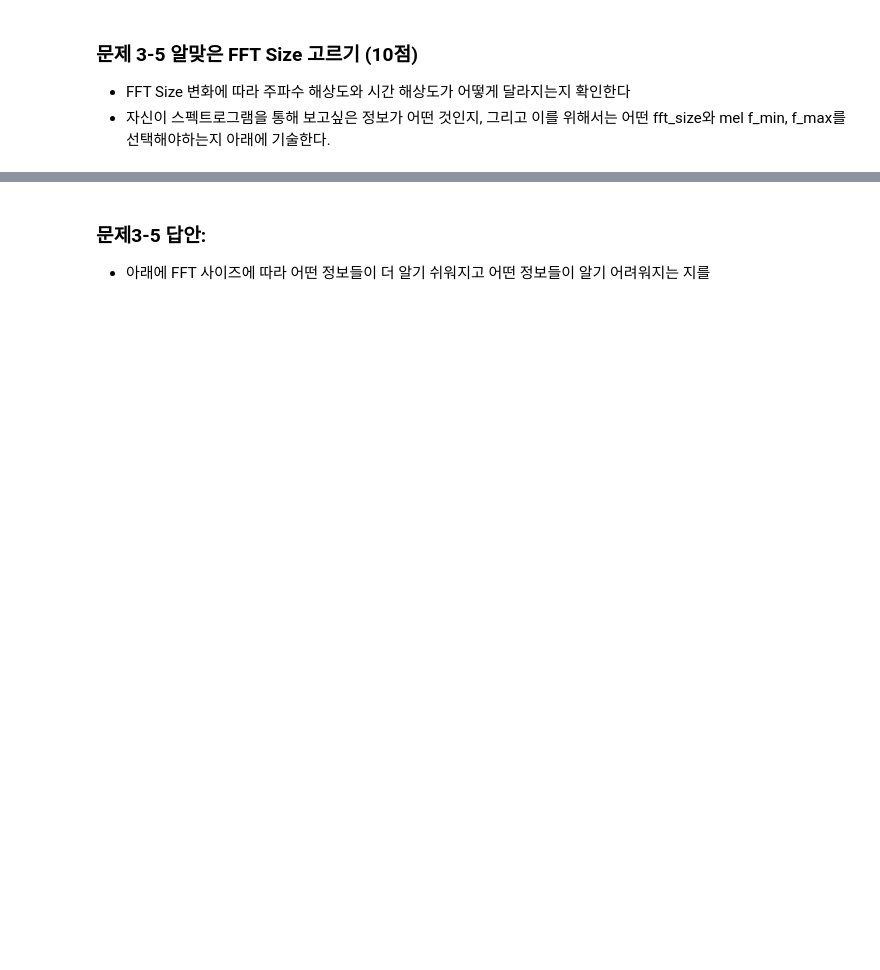
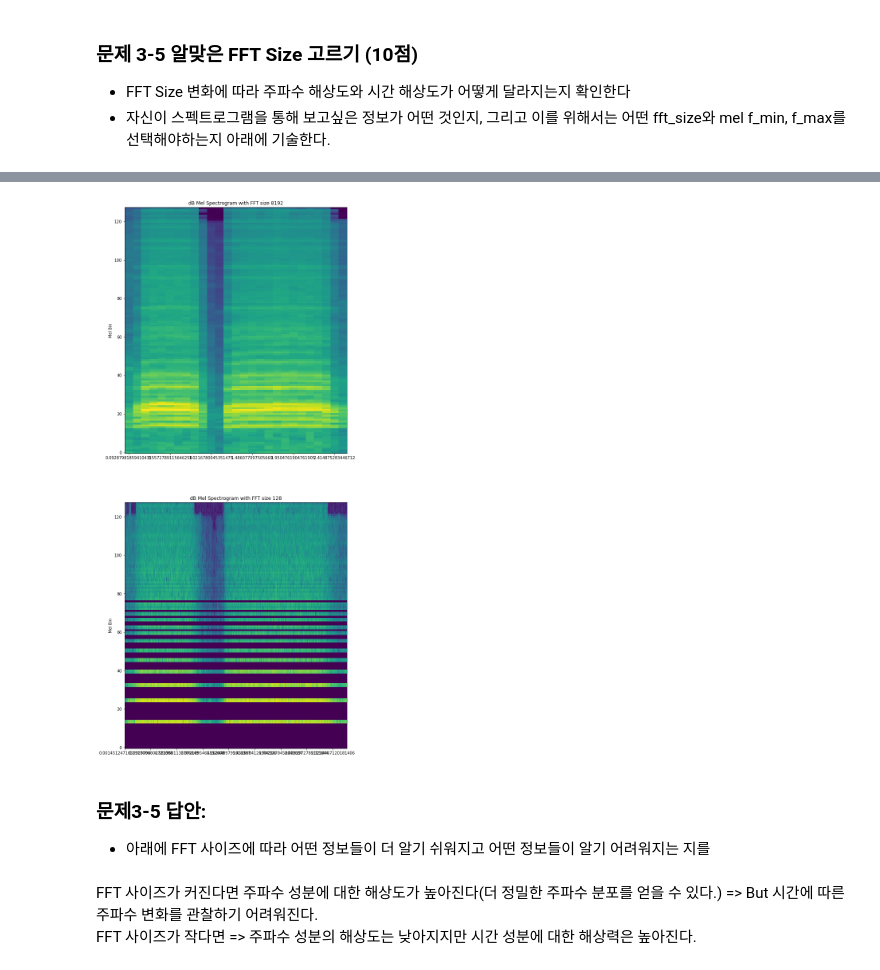
Before and after one commit to HyeonGeunY/deeplearning_for_music, a Jupyter notebook: notebooks/DL_for_MIR_Assignment_1.ipynb, the cells around one changed output, grey strips where cells are left out. Cells and saved outputs as stored; diff of their text form; code cells hidden in the pictures; blank space fills up the shorter version.

```diff
--- a/notebooks/DL_for_MIR_Assignment_1.ipynb
+++ b/notebooks/DL_for_MIR_Assignment_1.ipynb
@@ -501,26 +675,31 @@ plt.xlabel('Mel Bin')
 # %%
 # TODO: 다양한 FFT size를 리스트 안에 넣어서 코드를 돌리고 확인해본다.
-fft_size_list = [] #예: fft_size_list=[128, 8192]
+fft_size_list = [8192, 128] #예: fft_size_list=[128, 8192]
 
 # TODO: 자신이 선택한 오디오를 업로드하고, FFT 사이즈에 따른 차이를 쉽게 보여줄 수 있는 구간을 잘라서 플롯한다.
 # TODO: 특성을 잘 보여줄 수 있는 f_min, f_max를 선택한다.
-your_audio, your_sr = torchaudio.load("your_audiofile.wav")
-your_audio = your_audio[:]
+your_audio, your_sr = torchaudio.load("steam-train-whistle-daniel_simon.wav")
+your_audio = your_audio[:].mean(dim=0)
 your_f_min = 20
 your_f_max = 20000
 
 plt.figure(figsize=(10,25))
 for i, fft_size in enumerate(fft_size_list):
   hop_size = fft_size //2
   spec = get_spectrogram(your_audio, fft_size, hop_size)
   mel_scale = make_mel_scale(128, your_sr, n_spec_bins=spec.shape[0], f_min=your_f_min, f_max=your_f_max)
   mel_spec=mel_scale(spec)
   db_spec = convert_amplitude_to_db(mel_spec)
   plt.subplot(len(fft_size_list), 1, i+1)
   plt.title(f"dB Mel Spectrogram with FFT size {fft_size}")
   plt.ylabel('Mel Bin')
   plt.imshow(db_spec, origin='below', aspect='auto', interpolation="nearest")
   change_xtick_to_seconds(your_sr, fft_size, hop_size)
+# %% [output]
+[figure, added]
 # %% [markdown]
 ### 문제3-5 답안:
 - 아래에 FFT 사이즈에 따라 어떤 정보들이 더 알기 쉬워지고 어떤 정보들이 알기 어려워지는 지를
+# %% [markdown]
+FFT 사이즈가 커진다면 주파수 성분에 대한 해상도가 높아진다(더 정밀한 주파수 분포를 얻을 수 있다.) => But 시간에 따른 주파수 변화를 관찰하기 어려워진다.
+FFT 사이즈가 작다면 => 주파수 성분의 해상도는 낮아지지만 시간 성분에 대한 해상력은 높아진다.
```
Also changed, not shown: parts of 21 cells of this notebook.
